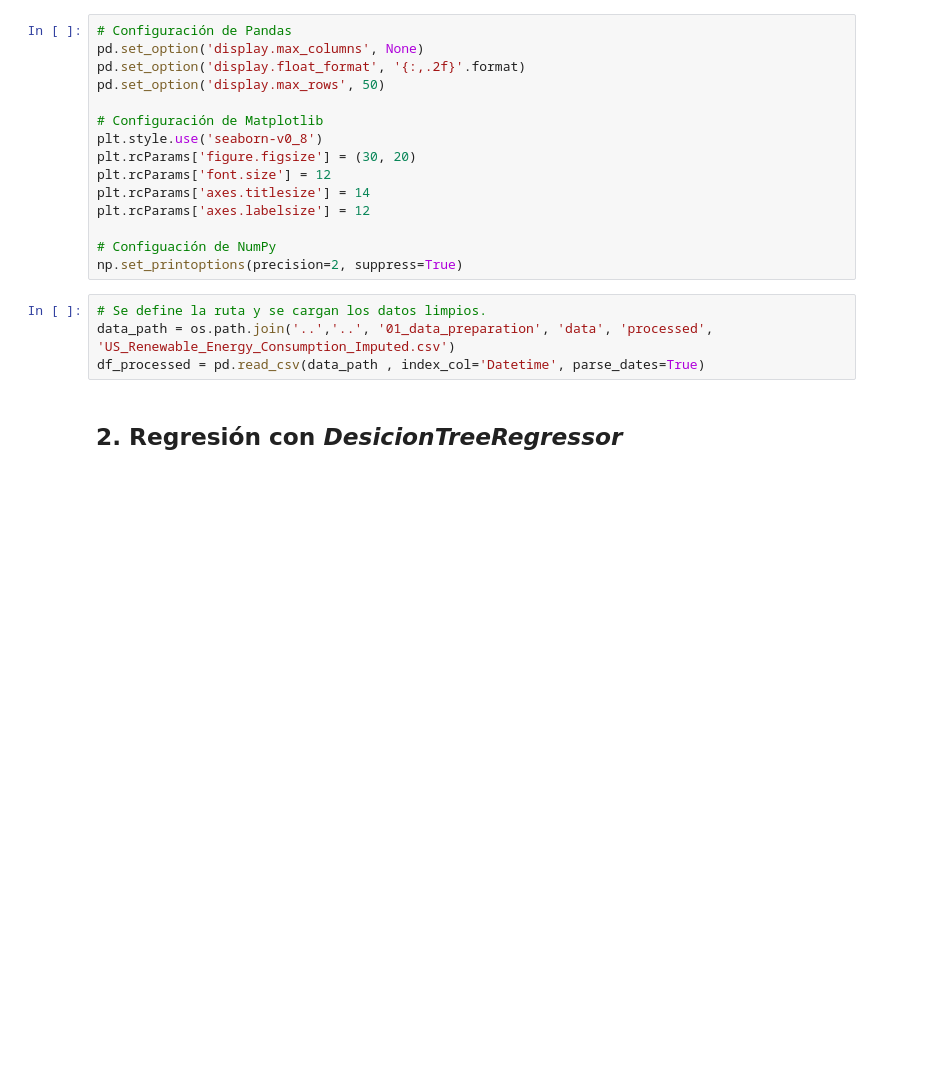
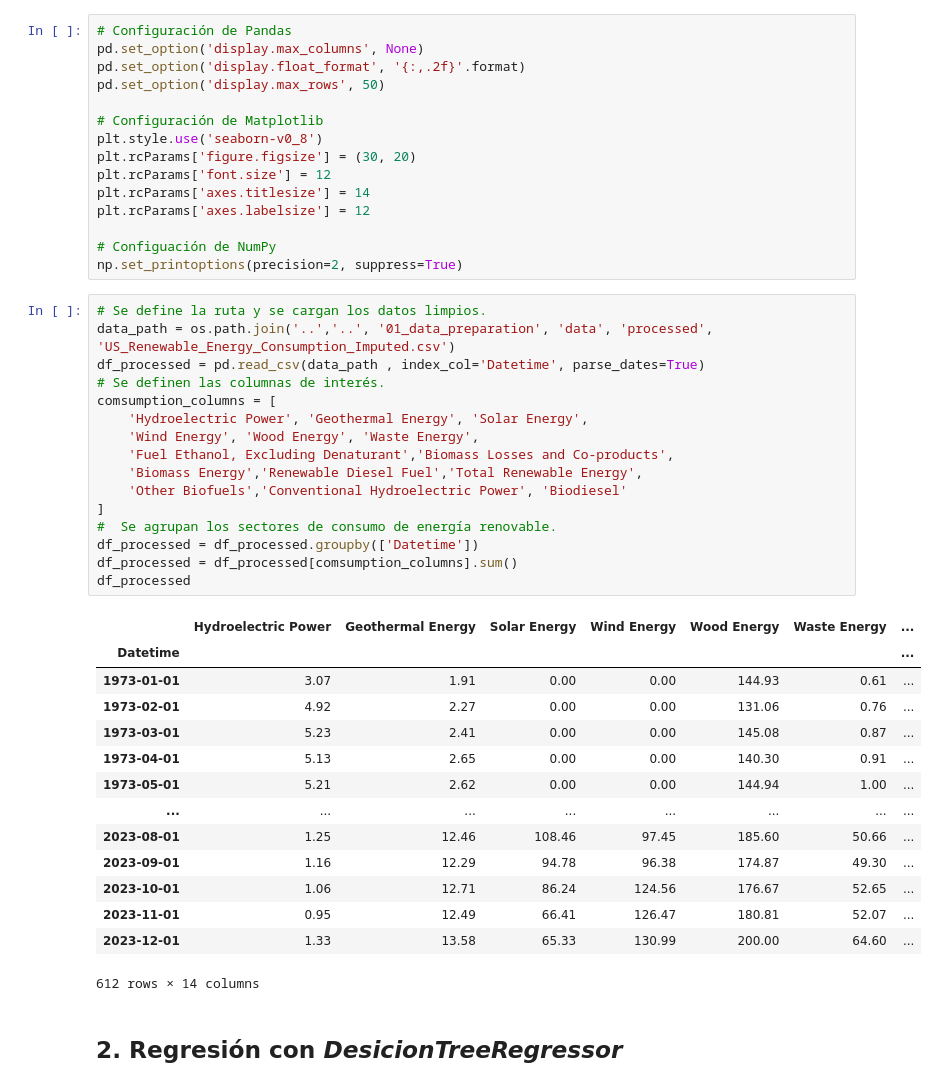
Before and after one commit to JeanPoolM/US_Renewable_Energy_Forecast, a Jupyter notebook: 02_modeling/notebooks/04_sklearn_regression_classification.ipynb, the cells around one changed output. Saved outputs shown, nothing was run; the diff lists cells and outputs as text; blank space fills up the shorter version.

```diff
--- a/02_modeling/notebooks/04_sklearn_regression_classification.ipynb
+++ b/02_modeling/notebooks/04_sklearn_regression_classification.ipynb
@@ -43,7 +43,34 @@ np.set_printoptions(precision=2, suppress=True)
 # %%
 # Se define la ruta y se cargan los datos limpios.
 data_path = os.path.join('..','..', '01_data_preparation', 'data', 'processed', 'US_Renewable_Energy_Consumption_Imputed.csv')
 df_processed = pd.read_csv(data_path , index_col='Datetime', parse_dates=True)
+# Se definen las columnas de interés.
+comsumption_columns = [
+    'Hydroelectric Power', 'Geothermal Energy', 'Solar Energy',
+    'Wind Energy', 'Wood Energy', 'Waste Energy',
+    'Fuel Ethanol, Excluding Denaturant','Biomass Losses and Co-products',
+    'Biomass Energy','Renewable Diesel Fuel','Total Renewable Energy',
+    'Other Biofuels','Conventional Hydroelectric Power', 'Biodiesel'
+]
+#  Se agrupan los sectores de consumo de energía renovable.
+df_processed = df_processed.groupby(['Datetime'])
+df_processed = df_processed[comsumption_columns].sum()
+df_processed
+# %% [output]
+|  | Hydroelectric Power | Geothermal Energy | Solar Energy | Wind Energy | Wood Energy | Waste Energy | ... |
+| Datetime |  |  |  |  |  |  | ... |
+| 1973-01-01 | 3.07 | 1.91 | 0.00 | 0.00 | 144.93 | 0.61 | ... |
+| 1973-02-01 | 4.92 | 2.27 | 0.00 | 0.00 | 131.06 | 0.76 | ... |
+| 1973-03-01 | 5.23 | 2.41 | 0.00 | 0.00 | 145.08 | 0.87 | ... |
+| 1973-04-01 | 5.13 | 2.65 | 0.00 | 0.00 | 140.30 | 0.91 | ... |
+| 1973-05-01 | 5.21 | 2.62 | 0.00 | 0.00 | 144.94 | 1.00 | ... |
+| ... | ... | ... | ... | ... | ... | ... | ... |
+| 2023-08-01 | 1.25 | 12.46 | 108.46 | 97.45 | 185.60 | 50.66 | ... |
+| 2023-09-01 | 1.16 | 12.29 | 94.78 | 96.38 | 174.87 | 49.30 | ... |
+| 2023-10-01 | 1.06 | 12.71 | 86.24 | 124.56 | 176.67 | 52.65 | ... |
+| 2023-11-01 | 0.95 | 12.49 | 66.41 | 126.47 | 180.81 | 52.07 | ... |
+| 2023-12-01 | 1.33 | 13.58 | 65.33 | 130.99 | 200.00 | 64.60 | ... |
+612 rows × 14 columns
 # %% [markdown]
 ## 2. Regresión con *DesicionTreeRegressor*
 # %% [markdown]
```
Also changed, not shown: parts of 30 cells of this notebook, 4 other files.
